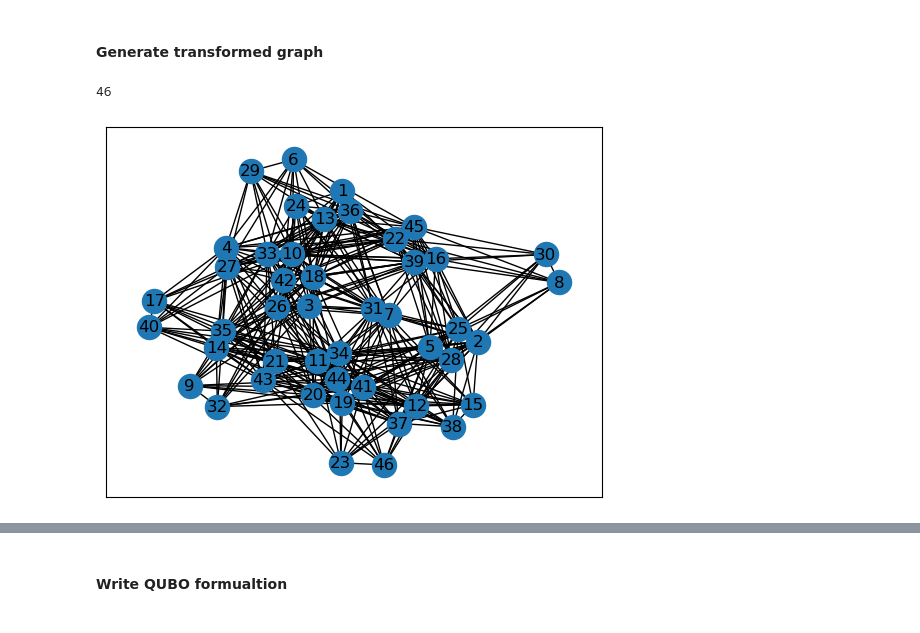
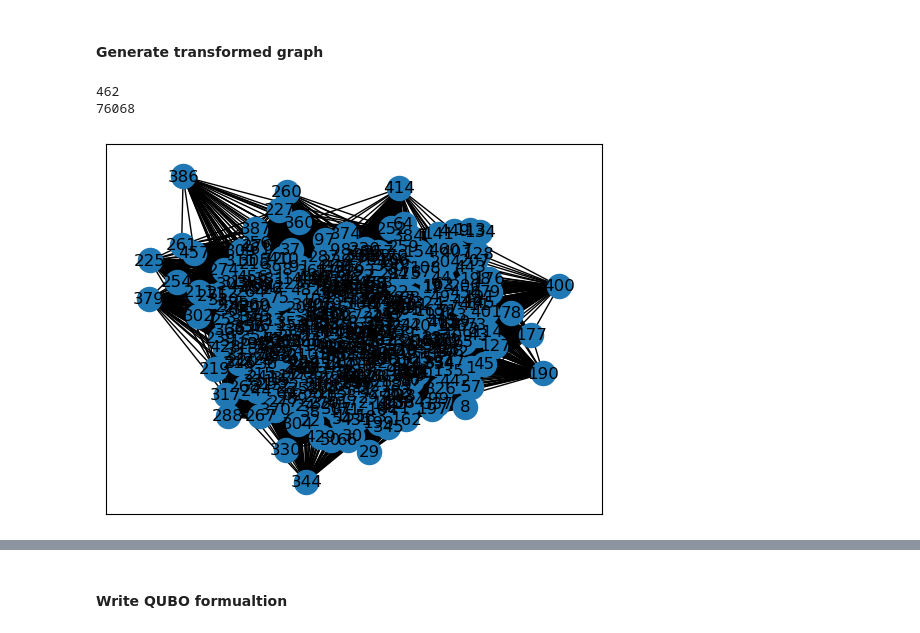
Before and after one commit to VictorBay24/Project, a Jupyter notebook: Project code/notebook_worst_case.ipynb, the cells around one changed output, grey strips where cells are left out. Drawn from its saved outputs; the diff is of its cells as text; code cells hidden in the pictures.

```diff
--- a/Project code/notebook_worst_case.ipynb
+++ b/Project code/notebook_worst_case.ipynb
@@ -26,5 +26,5 @@ def plot_graph(filename):
     nx.draw_networkx_edge_labels(G, pos, edge_labels=labels)
     plt.show()
     return G
-G=plot_graph("networks/graph3.txt")
+G=plot_graph("networks/poland.txt")
 # %% [output]
@@ -83,33 +84,35 @@ def create_graph(filepath, Graph, demands):
         for i in network_data[a]["routes"]:
             label += 1
             nodes_in_path = i
             edges_in_path = []
             total_weight = 0
             for j in range(len(i) - 1):
                 edges_in_path.append((nodes_in_path[j], nodes_in_path[j + 1]))
                 edges_in_path.append((nodes_in_path[j+1], nodes_in_path[j])) # remove if direction of light matters.
                 total_weight += Graph[nodes_in_path[j]][nodes_in_path[j + 1]]["weight"]
             converted_graph.add_node(label, s_d=s_d_label, r=rate,w=total_weight,edges=edges_in_path)
     x=converted_graph.number_of_nodes()
     for a in range(1,x):
         for b in range(a+1,x+1):
             if converted_graph.nodes[a]["s_d"] != converted_graph.nodes[b]["s_d"]: # don't want connection between same routes- then each one affects the others selection
                 for j in converted_graph.nodes[a]["edges"]:
                     for i in converted_graph.nodes[b]["edges"]:
                         if i == j:
                             converted_graph.add_edge(a,b)
                             break
                     else:
                         continue
                     break
 
 
     return converted_graph
 
-new_graph=create_graph("networks/graph3-conversion.yaml",G,demands)
+new_graph=create_graph("networks/poland-conversion.yaml",G,demands)
 nx.draw_networkx(new_graph)
 number_of_nodes=len(new_graph.nodes)
 print(number_of_nodes)
+print(new_graph.number_of_edges())
 # %% [output]
-46
+462
+76068
-[figure, old version]
+[figure, new version]
```
Also changed, not shown: parts of 20 cells of this notebook, 2 other files.
